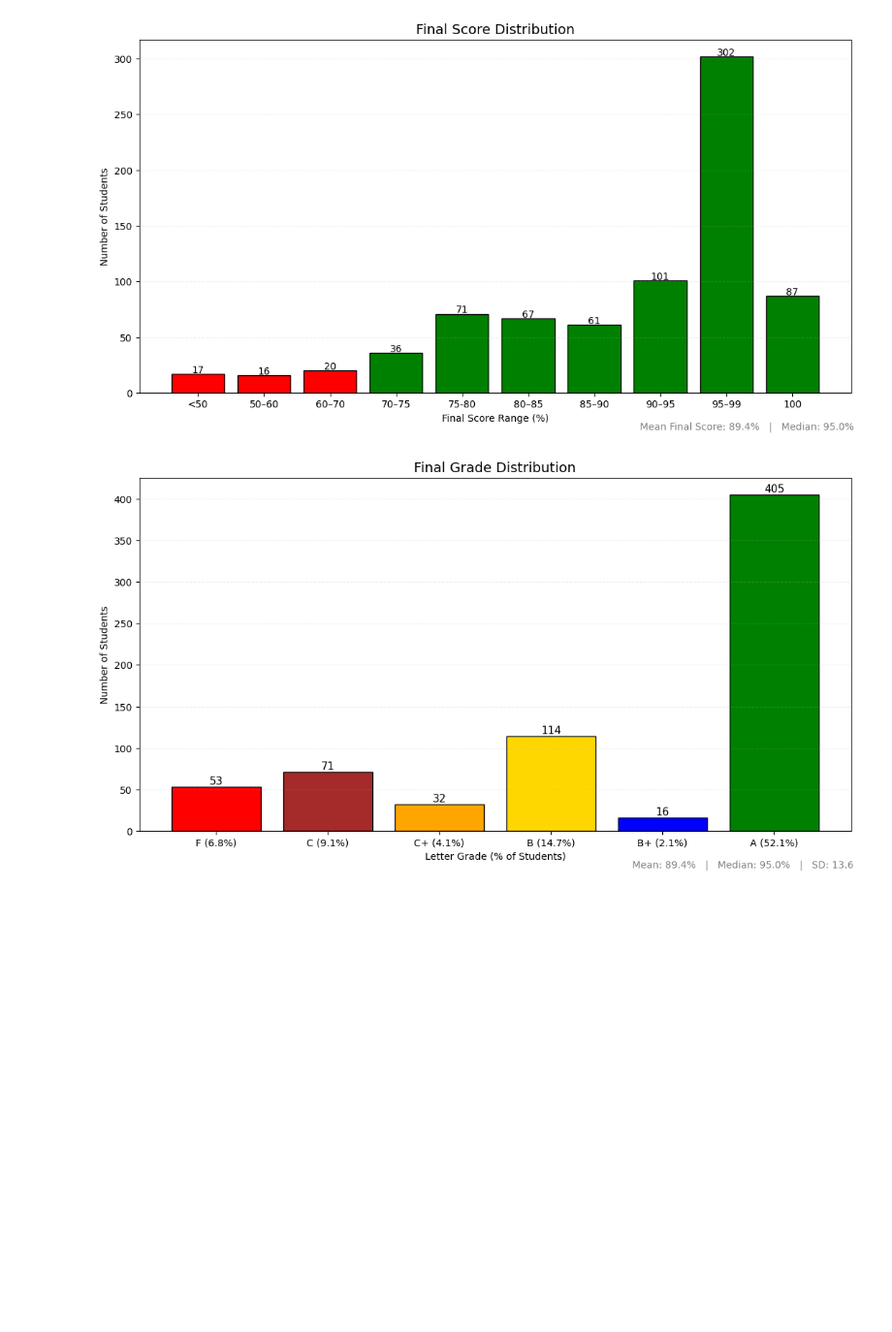
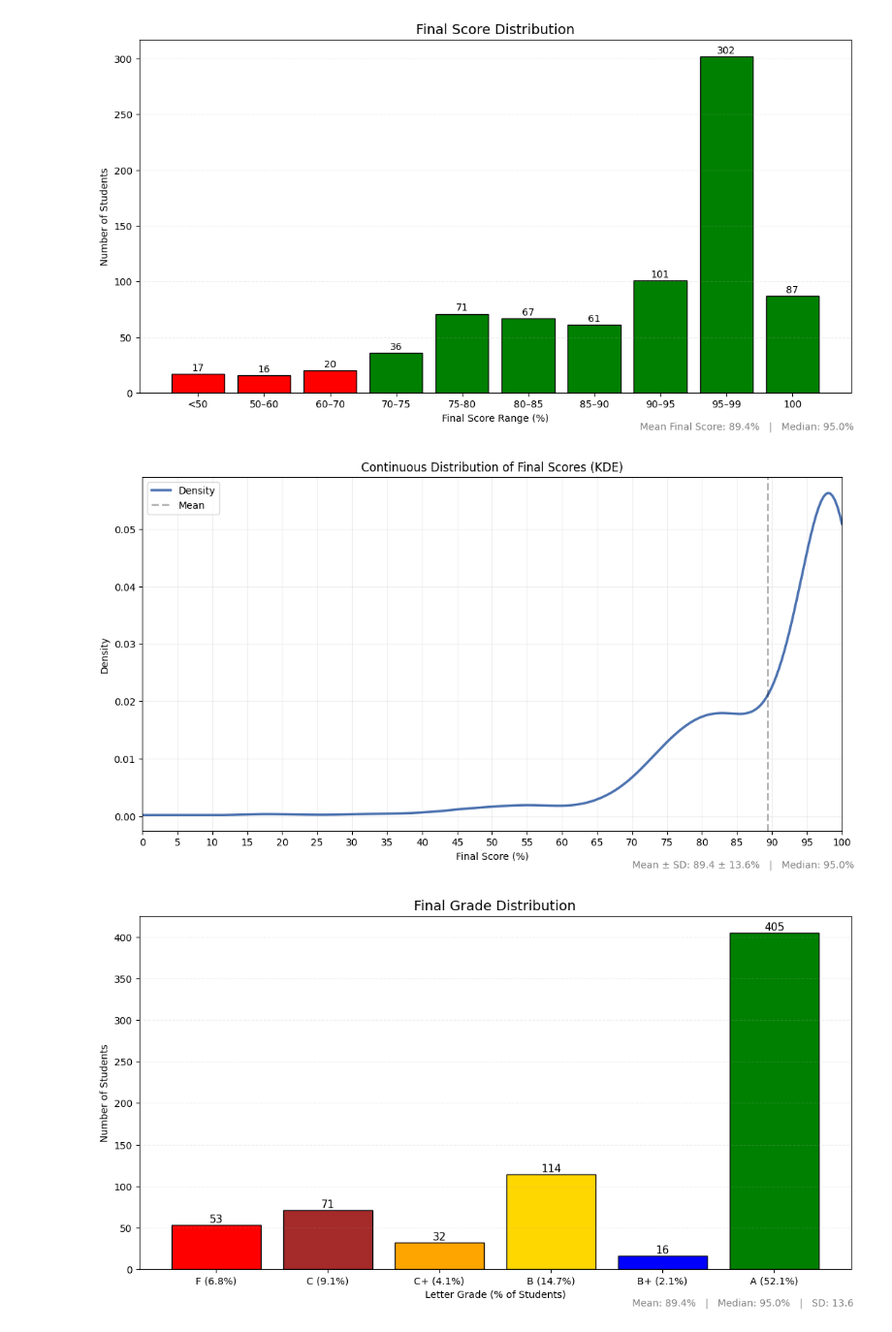
Before and after one commit to akioazevedo/student_analysis, a Jupyter notebook: Analysis.ipynb, the cells around one changed output. Shown at 97% size. Drawn from its saved outputs; the diff is of its cells as text; code cells hidden in the pictures; blank space fills up the shorter version.

Commit message:
new prob distribution

```diff
--- a/Analysis.ipynb
+++ b/Analysis.ipynb
@@ -75,6 +99,57 @@ plt.savefig("plots/Performance.png")
 plt.show()
 # %% [output]
 [figure]
+# %%
+from scipy.stats import gaussian_kde
+
+# Clean data
+scores = pd.to_numeric(df['Final Score'], errors='coerce').dropna()
+
+# Summary stats
+mean_score = scores.mean()
+median_score = scores.median()
+std_score = scores.std()
+
+# KDE
+kde = gaussian_kde(scores)
+x = np.linspace(0, 100, 500)
+y = kde(x)
+
+plt.figure(figsize=(11, 6))
+
+# KDE curve
+plt.plot(
+    x, y,
+    linewidth=2.5,
+    color='#4C72B0',
+    label='Density'
+)
+
+# Mean & SD
+plt.axvline(mean_score, color='black', linestyle='--', linewidth=2, label='Mean', alpha=0.3)
+
+# Formatting
+plt.xlabel('Final Score (%)')
+plt.ylabel('Density')
+plt.title('Continuous Distribution of Final Scores (KDE)')
+plt.xlim(0, 100)
+plt.xticks(np.arange(0, 101, 5))
+plt.grid(alpha=0.2)
+plt.legend()
+
+plt.figtext(
+    0.99, 0.01,
+    f"Mean ± SD: {mean_score:.1f} ± {std_score:.1f}%   |   Median: {median_score:.1f}%",
+    ha='right',
+    fontsize=10,
+    color='gray'
+)
+
+plt.tight_layout()
+plt.savefig("plots/Final_Score_KDE.png")
+plt.show()
+# %% [output]
+[figure, added]
 # %%
 # Ensure final scores are numeric
 final_scores = pd.to_numeric(df['Final Score'], errors='coerce')
```
Also changed, not shown: parts of 6 cells of this notebook, 3 other files.
